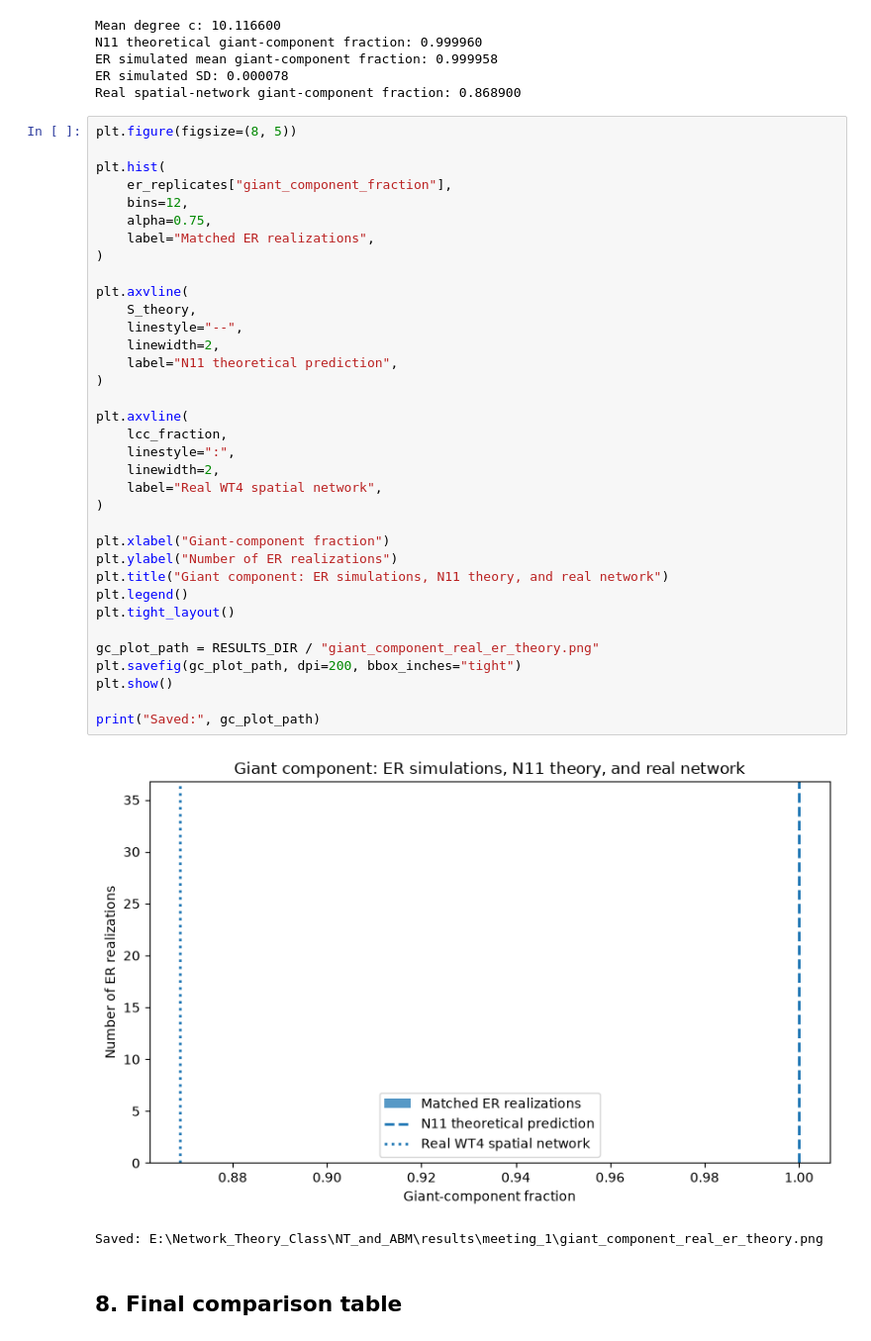
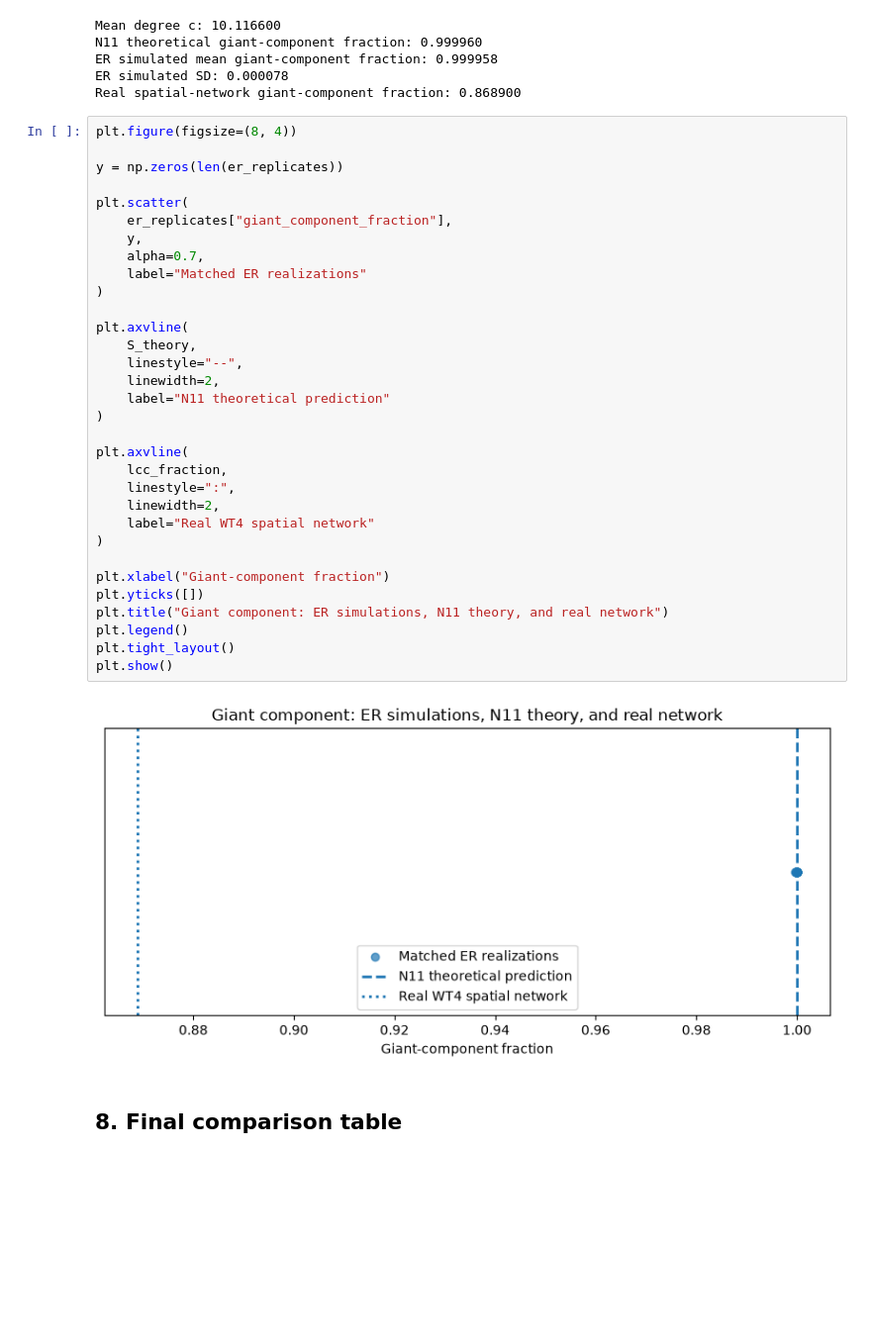
Before and after one commit to Marykavoosi/NT_and_ABM, a Jupyter notebook: coursework/meeting_1_networks_I/03_meeting1_network_analysis.ipynb, the cells around one changed output. Shown at 99% size. Saved outputs shown, nothing was run; the diff lists cells and outputs as text; blank space fills up the shorter version.

```diff
--- a/coursework/meeting_1_networks_I/03_meeting1_network_analysis.ipynb
+++ b/coursework/meeting_1_networks_I/03_meeting1_network_analysis.ipynb
@@ -477,43 +477,39 @@ ER simulated mean giant-component fraction: 0.999958
 ER simulated SD: 0.000078
 Real spatial-network giant-component fraction: 0.868900
 # %%
-plt.figure(figsize=(8, 5))
+plt.figure(figsize=(8, 4))
 
-plt.hist(
+y = np.zeros(len(er_replicates))
+
+plt.scatter(
     er_replicates["giant_component_fraction"],
-    bins=12,
-    alpha=0.75,
-    label="Matched ER realizations",
+    y,
+    alpha=0.7,
+    label="Matched ER realizations"
 )
 
 plt.axvline(
     S_theory,
     linestyle="--",
     linewidth=2,
-    label="N11 theoretical prediction",
+    label="N11 theoretical prediction"
 )
 
 plt.axvline(
     lcc_fraction,
     linestyle=":",
     linewidth=2,
-    label="Real WT4 spatial network",
+    label="Real WT4 spatial network"
 )
 
 plt.xlabel("Giant-component fraction")
-plt.ylabel("Number of ER realizations")
+plt.yticks([])
 plt.title("Giant component: ER simulations, N11 theory, and real network")
 plt.legend()
 plt.tight_layout()
-
-gc_plot_path = RESULTS_DIR / "giant_component_real_er_theory.png"
-plt.savefig(gc_plot_path, dpi=200, bbox_inches="tight")
 plt.show()
-
-print("Saved:", gc_plot_path)
 # %% [output]
-[figure, old version]
+[figure, new version]
-Saved: E:\Network_Theory_Class\NT_and_ABM\results\meeting_1\giant_component_real_er_theory.png
 # %% [markdown]
 ## 8. Final comparison table
 # %%
```
Also changed, not shown: parts of 6 cells of this notebook, 3 other files.
